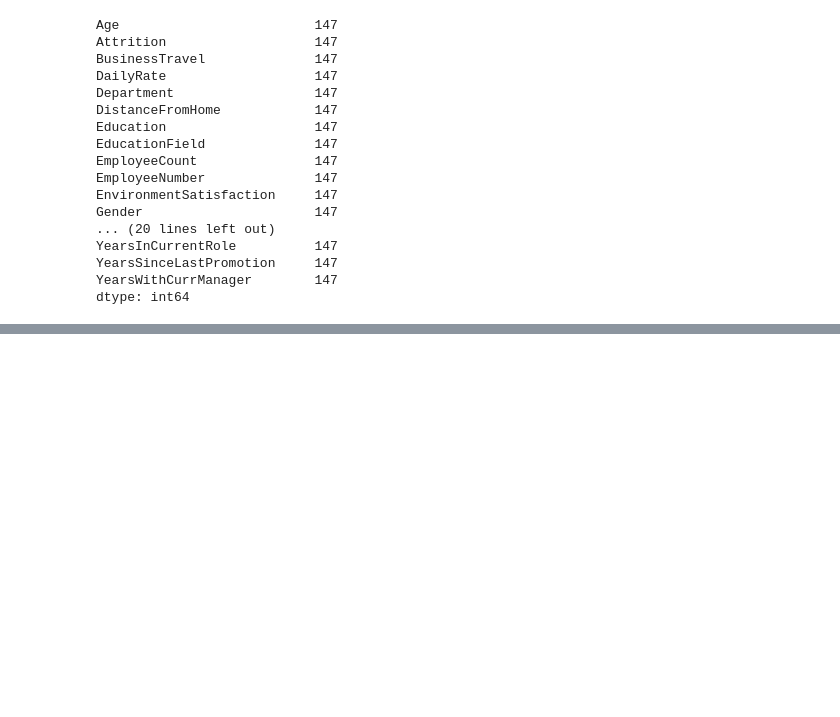
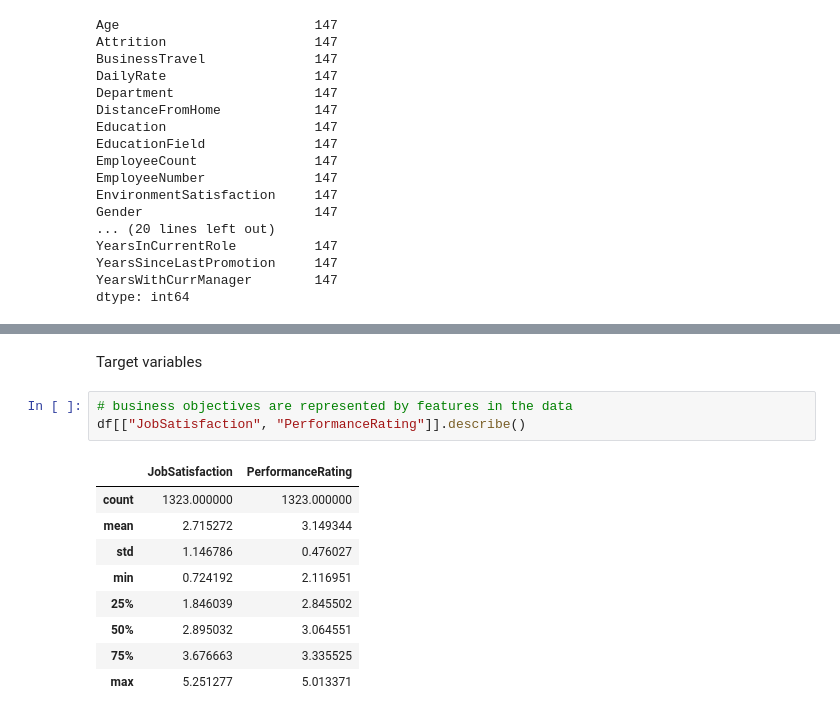
Before and after one commit to Lughaidh-w/Integrated_CA, a Jupyter notebook: Integrated CA2.ipynb, the cells around one changed output, grey strips where cells are left out. Drawn from its saved outputs; the diff is of its cells as text; blank space fills up the shorter version.

Commit message:
added business understanding

```diff
--- a/Integrated CA2.ipynb
+++ b/Integrated CA2.ipynb
@@ -114,0 +122,15 @@ df.isnull().head(40)
+# %% [markdown]
+Target variables
+# %%
+# business objectives are represented by features in the data
+df[["JobSatisfaction", "PerformanceRating"]].describe()
+# %% [output]
+|  | JobSatisfaction | PerformanceRating |
+| count | 1323.000000 | 1323.000000 |
+| mean | 2.715272 | 3.149344 |
+| std | 1.146786 | 0.476027 |
+| min | 0.724192 | 2.116951 |
+| 25% | 1.846039 | 2.845502 |
+| 50% | 2.895032 | 3.064551 |
+| 75% | 3.676663 | 3.335525 |
+| max | 5.251277 | 5.013371 |
```
Also changed, not shown: parts of 8 cells of this notebook, 2 other files.
